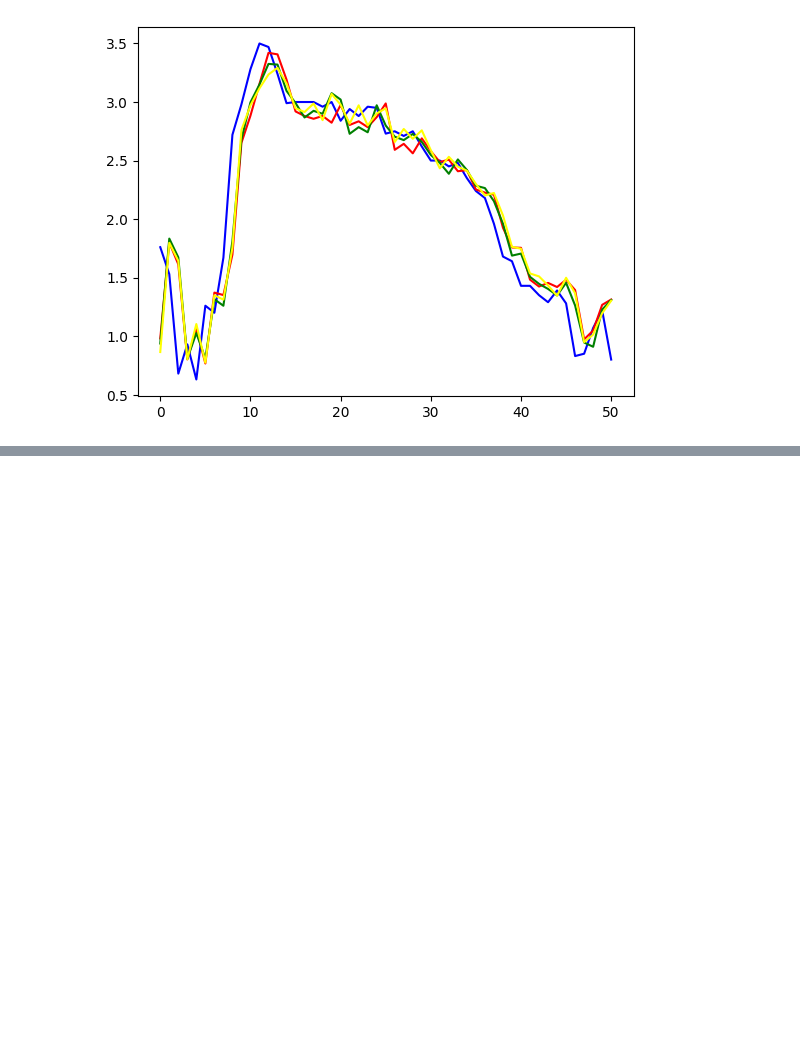
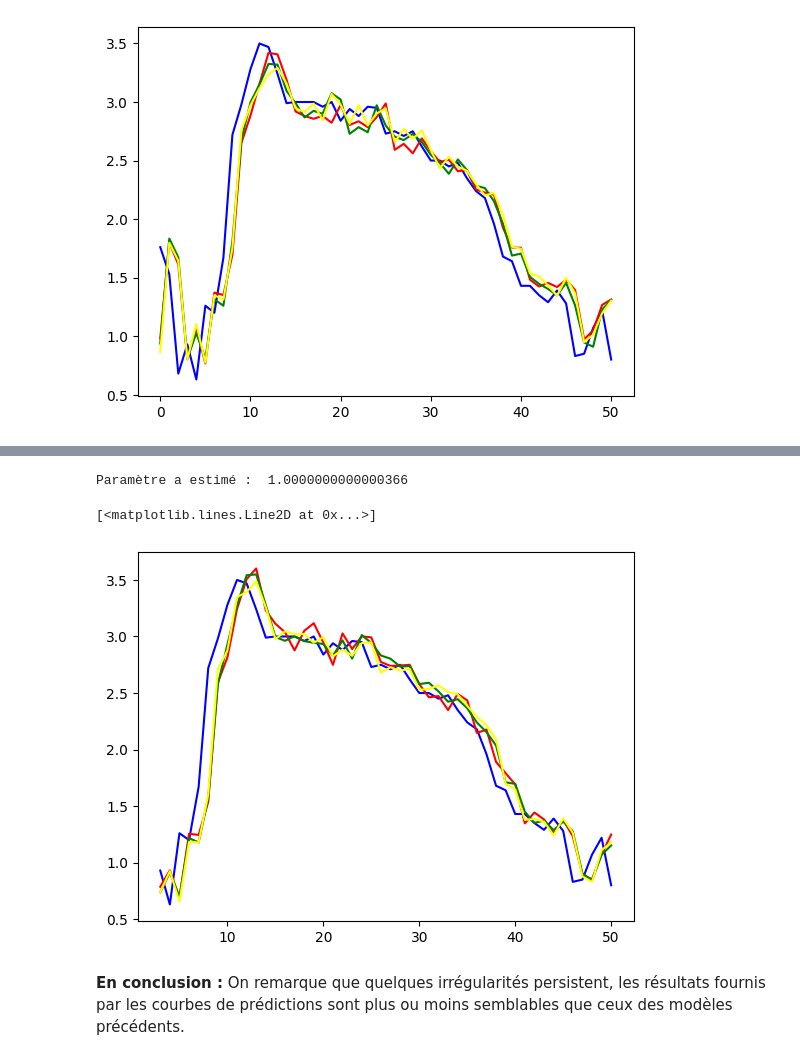
Before and after one commit to qu-sns/Python_finance, a Jupyter notebook: rate_model.ipynb, the cells around one changed output, grey strips where cells are left out. Cells and saved outputs as stored; diff of their text form; code cells hidden in the pictures; blank space fills up the shorter version.

```diff
--- a/rate_model.ipynb
+++ b/rate_model.ipynb
@@ -195,0 +214,10 @@ Remarque : l'intérêt principal de ce modèle est que la partie aléatoire de l
+# %%
+#loi normale que suit le taux dans le modèle de Hull White
+
+def N_HW(x, a, k, t, r):
+
+    e = v * np.sqrt((1 - np.exp(-2 * a * t)) / (2 * a))
+
+    esp = r * np.exp(-a * t) + k * (1 - np.exp(-a * t))
+
+    return ((1 / (e * np.sqrt(2 * np.pi))) * np.exp(-0.5 * ((x - esp) / e)**2))
@@ -195,0 +236,42 @@ Remarque : l'intérêt principal de ce modèle est que la partie aléatoire de l
+# %%
+# Estimation des paramètres avec la méthode MLE
+# Contraintes
+constraints = ({'type': 'ineq', 'fun': lambda params: np.log(params[0])})  # a >= 0
+
+resultat_estimation = minimize(log_vraisemblance_HW, [0.5], X_train, constraints=constraints)
+parametres_estimes = resultat_estimation.x
+# %%
+# Affichage des paramètres estimés
+a_estime = parametres_estimes[0]
+print("Paramètre a estimé : ", a_estime)
+# %% [output]
+Paramètre a estimé :  1.0000000000000366
+# %%
+#simulations de taux aléatoire
+A = []
+B = []
+C = []
+t = 1/12
+
+for i in range (3, len(X_test)):
+    k = (X_test[i - 1] + X_test[i - 2] + X_test[i - 3])/3
+    e = v * np.sqrt(X_test[i - 1] * t)
+    esp = X_test[i - 1] + t * a_estime * (k - X_test[i - 1])
+
+    tirage = np.random.normal(0, 1, 3)
+    A.append(esp + e*tirage[0])
+    B.append(esp + e*tirage[1])
+    C.append(esp + e*tirage[2])
+# %%
+# Visualisation
+abscisse=[i for i in range(3, len(X_test))]
+plt.plot(abscisse, X_test[3:], label='Données réelles', color='blue')
+plt.plot(abscisse, A, label='Simulation 1', color='red')
+plt.plot(abscisse, B, label='Simulation 2', color='green')
+plt.plot(abscisse, C, label='Simulation 3', color='yellow')
+# %% [output]
+[<matplotlib.lines.Line2D at 0x...>]
+[figure, added]
+# %% [markdown]
+**En conclusion :**
+On remarque que quelques irrégularités persistent, les résultats fournis par les courbes de prédictions sont plus ou moins semblables que ceux des modèles précédents.
```
Also changed, not shown: parts of 6 cells of this notebook.
